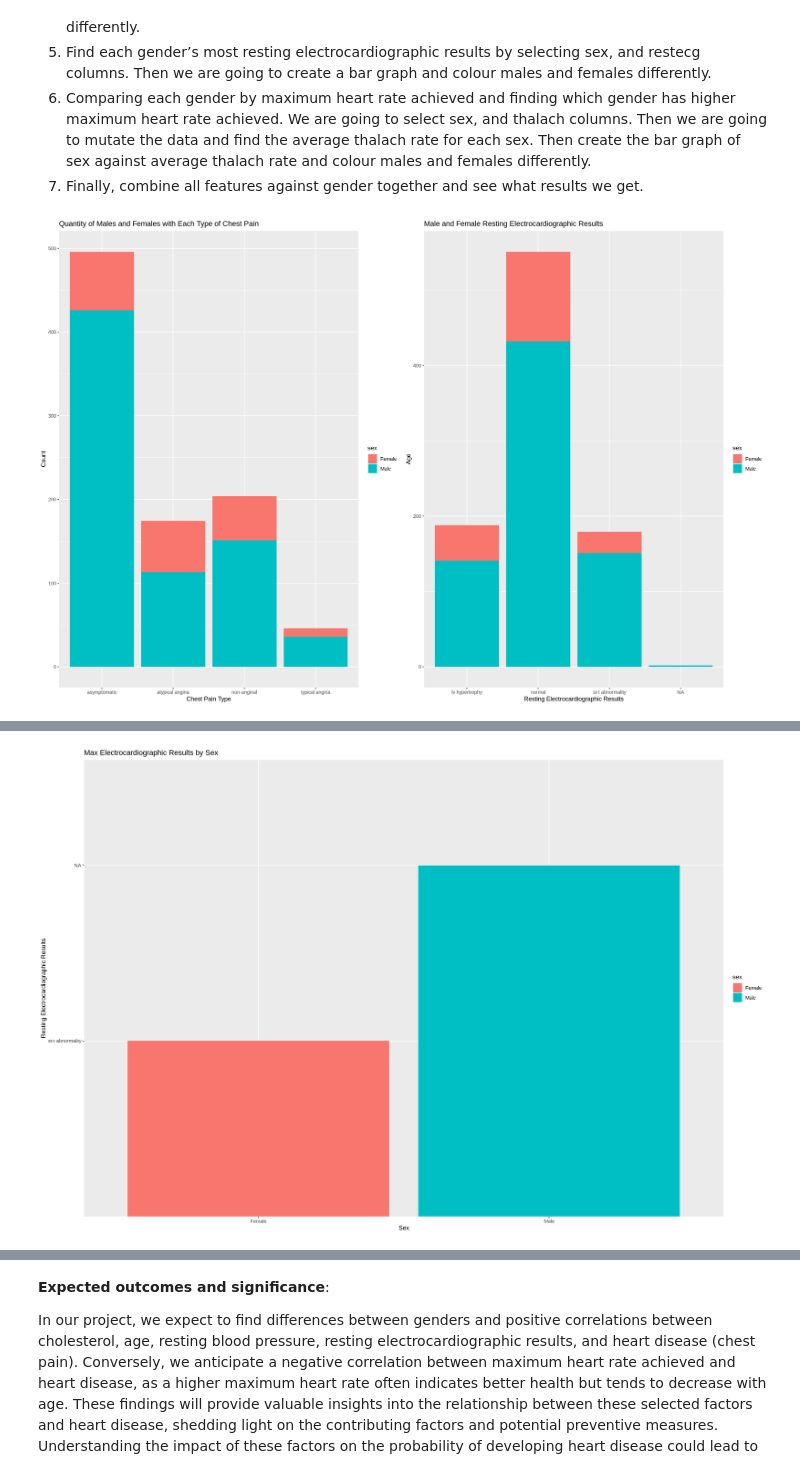
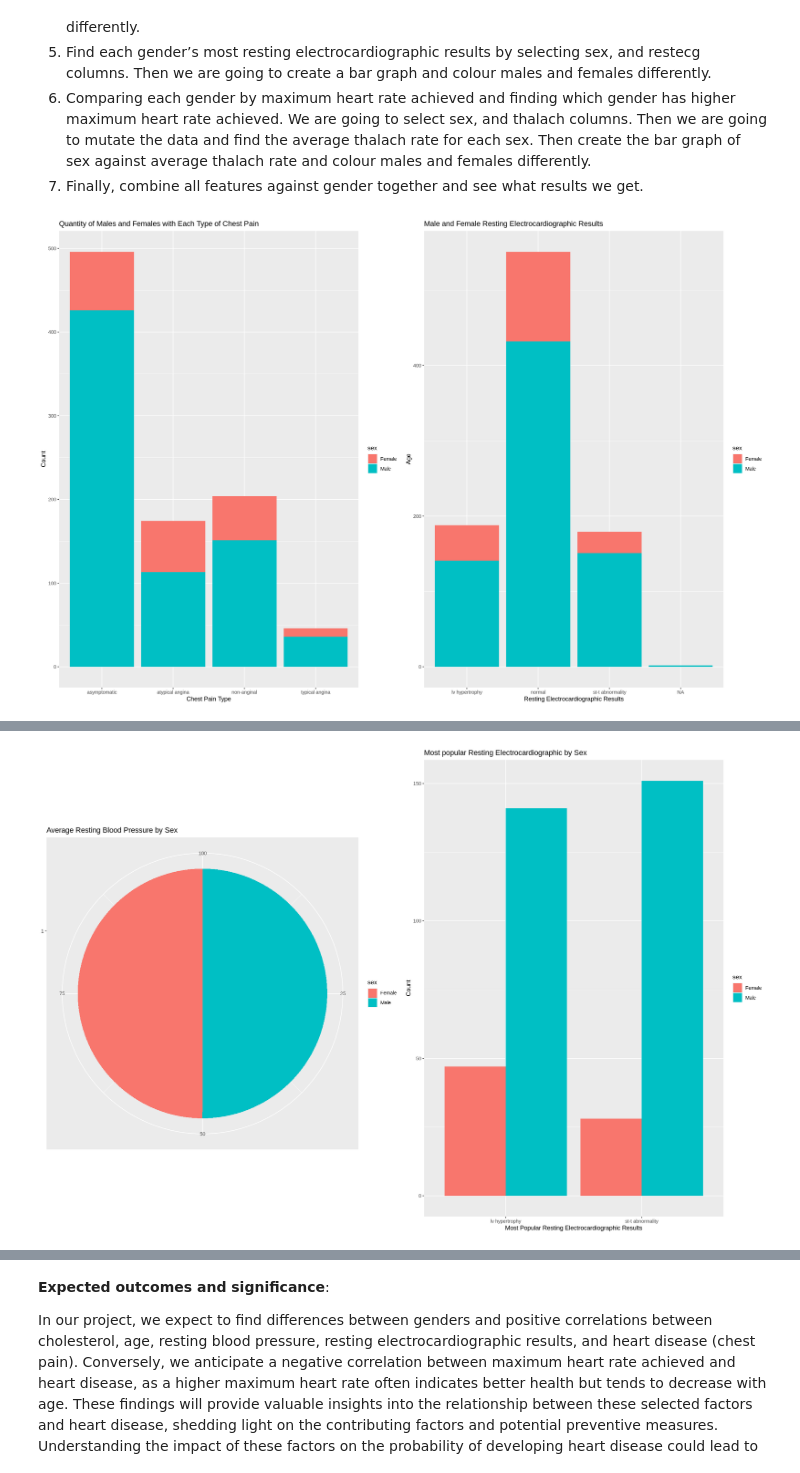
Before and after one commit to raulortiz04/dsci-100-2023s1-group-59, a Jupyter notebook: Proposal.ipynb, the cells around one changed output, grey strips where cells are left out. Cells and saved outputs as stored; diff of their text form; code cells hidden in the pictures.

```diff
--- a/Proposal.ipynb
+++ b/Proposal.ipynb
@@ -69,33 +69,75 @@ sex_restecg_plot<- ggplot(specific_data, aes(x = restecg, fill = sex)) +
        x = "Resting Electrocardiographic Results", y = "Age")
 
 options(repr.plot.width = 18, repr.plot.height = 12)
+
 #MADE BOTH PLOTS TO BE SIDE BY SIDE
 grid.arrange(sex_cp_plot, sex_restecg_plot, ncol = 2)
 
-#SEX VS RESTING BLOOD PRESSURE GRAPHS
+
+#CHOL DATA
+sex_chol <- specific_data |>
+ filter(chol != "NA") |>
+  group_by(sex, chol) |>
+  count()
+
+sex_chol_avrg <- specific_data |>
+  group_by(sex) |>
+  summarize(avg_chol = mean(chol, na.rm = TRUE))
+
+sex_chol_avrg_plot <- ggplot(sex_chol_avrg, aes(x = sex, y = avg_chol, fill = sex)) +
+  geom_bar(stat = "identity") +
+  labs(title = "Average Cholesterol Rate by Sex",
+       x = "Sex", y = "Average Cholesterol Rate")
+sex_chol_avrg_plot
+#
 sex_trestbps <- specific_data |>
   group_by(sex) |>
   summarize(avg_trestbps = mean(trestbps, na.rm = TRUE))
 
-sex_trestbps_plot <- ggplot(sex_trestbps, aes(x = sex, y = avg_trestbps, fill = sex)) +
+sex_trestbps_perc <- sex_trestbps |>
+  mutate(percent = avg_trestbps / sum(avg_trestbps) * 100)
+
+sex_trestbps_plot <- ggplot(sex_trestbps_perc, aes(x = factor(1), y = percent, fill = sex)) +
+  geom_bar(width = 1, stat = "identity") +
+  coord_polar(theta = "y") +
+  labs(title = "Average Resting Blood Pressure by Sex", x = NULL, y = NULL)
+
+restecg_count <- specific_data |>
+ filter(restecg != "normal") |>
+  group_by(sex, restecg) |>
+  count()
+
+restecg_count_plot <- ggplot(restecg_count, aes(x = restecg, y = n, fill = sex)) +
+  geom_bar(stat = "identity", position = "dodge") +
+  labs(title = "Most popular Resting Electrocardiographic by Sex",
+       x = "Most Popular Resting Electrocardiographic Results", y = "Count")
+#MADE BOTH PLOTS TO BE SIDE BY SIDE
+grid.arrange(sex_trestbps_plot, restecg_count_plot, ncol = 2)
+options(repr.plot.width = 18, repr.plot.height = 12)
+
+#for n6
+sex_heart_rate <- specific_data |>
+ filter(restecg != "NA") |>
+  group_by(sex, thalch) |>
+  count()
+
+options(repr.plot.width = 18, repr.plot.height = 8)
+
+sex_thalch_avrg <- specific_data |>
+  group_by(sex) |>
+  summarize(avg_thalch = mean(thalch, na.rm = TRUE))
+
+sex_thalch_avrg_plot <- ggplot(sex_thalch_avrg, aes(x = sex, y = avg_thalch, fill = sex)) +
   geom_bar(stat = "identity") +
-   geom_text(aes(label = avg_trestbps), size = 7) +
-  labs(title = "Average Resting Blood Pressure by Sex",
-       x = "Sex", y = "Average Resting Blood Pressure")
-sex_trestbps_plot
+  labs(title = "Average Maximum Heart Rate by Sex",
+       x = "Sex", y = "Average Maximum Heart Rate Rate")
 
-#SEX VS RESTECG PLOT FOR N5
-sex_restecg <- specific_data |>
-  group_by(sex) |>
-  summarize(max_restecg = max(restecg))
-sex_restecg
-#HERE THERE ARE NA VALUES FOR MALE, I DONT KNOW HOW TO TAKE THEM OFF, FEMALE IS ALRIGHT. ^
+sex_heart_rate_plot <- ggplot(sex_heart_rate, aes(x = thalch, y = n, color = sex)) +
+  geom_line() +
+  geom_point(size = 3) +
+  labs(title = "Maximum Heart Rate by Sex",
+       x = "Heart Rate", y = "Count")
 
-# Bar graph: Resting Electrocardiographic Results by Sex
-restecg_plot <- ggplot(sex_restecg, aes(x = sex, y = max_restecg, fill = sex)) +
-  geom_bar(stat = "identity") +
-  labs(title = "Max Electrocardiographic Results by Sex",
-       x = "Sex", y = "Resting Electrocardiographic Results")
-restecg_plot
+grid.arrange(sex_heart_rate_plot,sex_thalch_avrg_plot , ncol = 1)
 # %% [output]
 [figure]
@@ -108 +149 @@ A tibble: 2 × 2
-[figure, old version]
+[figure, new version]
```
Also changed, not shown: parts of 1 cell of this notebook.
